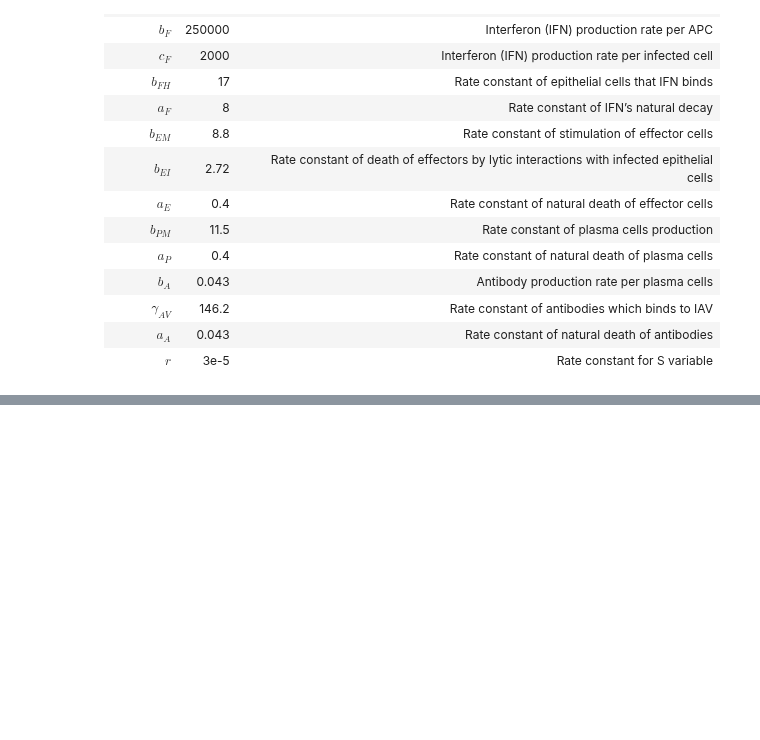
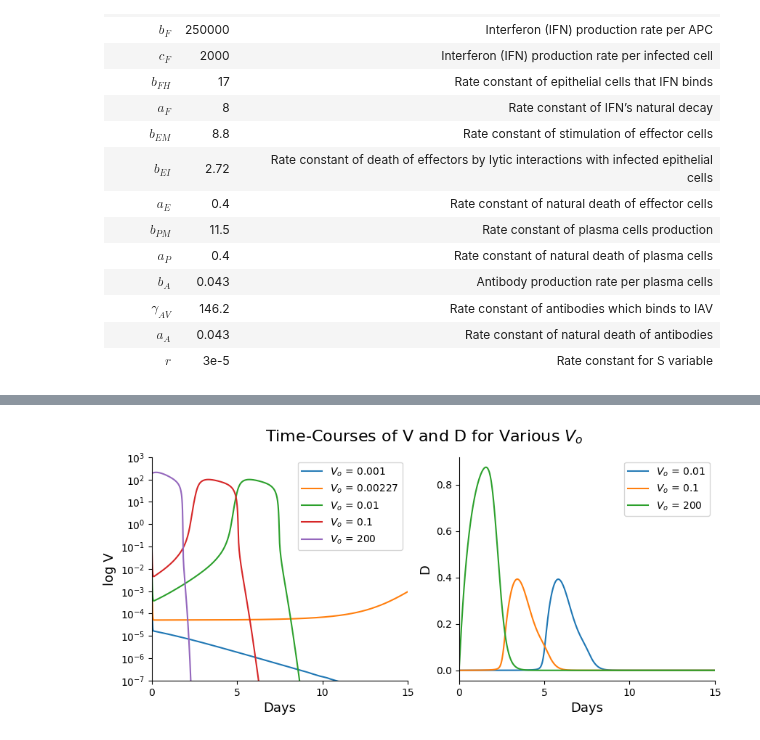
Before and after one commit to mkayeterry/MCDB172, a Jupyter notebook: final/flu_revised.ipynb, the cells around one changed output, grey strips where cells are left out. Saved outputs shown, nothing was run; the diff lists cells and outputs as text; code cells hidden in the pictures; blank space fills up the shorter version.

Commit message:
finished formatting reproduction

```diff
--- a/final/flu_revised.ipynb
+++ b/final/flu_revised.ipynb
@@ -190,0 +192,91 @@ plt.show()
+# %%
+# Figure 3
+
+# -------------- Time courses --------------
+
+# List various values for initial viral load
+V0_lst = [0.001, 0.00227, 0.01, 0.1, 200]
+
+# Create empty lists to store results
+V_VL = []
+D_VL = []
+
+# Loop through each value of initial viral load
+for i in range(len(V0_lst)):
+
+    # Define initial state with current viral load value
+    state0 = [V0_lst[i], H0, I0, M0, F0, R0, E0, P0, A0, S0]
+
+    # Solve ODEs using revised initial state and standard parameters
+    state = odeint(deriv_std, state0, t, args=(params_std,))
+
+    # Extract the results for V, H, I, and R
+    V = state[:, 0]
+    H = state[:, 1]
+    I = state[:, 2]
+    R = state[:, 5]
+
+    # Calculate the results for the proportion of dead cells
+    D = 1 - H - R - I
+
+    # Append results to respective lists
+    V_VL.append(V)
+    D_VL.append(D)
+
+
+# Initialize y axis labels and subplots
+F2_labels = ['log V', 'D']
+fig, axes = plt.subplots(nrows=1, ncols=2, figsize=(10,4))
+fig.suptitle(r'Time-Courses of V and D for Various $V_o$', fontsize = 16)
+
+# Set plot parameters and labels for each subplot
+for i, ax in enumerate(axes.flat):
+    ax.spines['top'].set_visible(False)
+    ax.spines['right'].set_visible(False)
+
+    if i in range(0, 2):
+        xticks = np.arange(0, 16, 5)
+        ax.set_xticks(xticks)
+        ax.set_xlim(0, 15)
+        ax.set_xlabel('Days', fontsize=13)
+        ax.set_ylabel(F2_labels[i], fontsize=13)
+
+# Plot time course of V for various initial viral loads
+for i in range(len(V0_lst)):
+    axes[0].semilogy(t, V_VL[i], label=r'$V_o$ = {}'.format(V0_lst[i]))
+yticks = [10**i for i in range(-7, 4)]
+axes[0].set_ylim([yticks[0], yticks[-1]])
+axes[0].set_yticks(yticks)
+axes[0].legend()
+
+# Plot time course of D for various initial vivral loads
+for i in range(2, len(V0_lst)):
+    axes[1].plot(t, D_VL[i], label=r'$V_o$ = {}'.format(V0_lst[i]))
+axes[1].legend()
+
+# Show time courses
+plt.show()
+
+# -------------- Phase diagram --------------
+
+# Initialize the phase diagram
+fig, ax = plt.subplots()
+fig.suptitle(r'Phase Diagram of V and D for Various $V_o$', fontsize = 16)
+
+# Plot trajectories for different initial conditions
+for i in range(len(V0_lst)):
+    ax.plot(D_VL[i], V_VL[i], label=r'$V_o$ = {}'.format(V0_lst[i]))
+
+# Set labels and scales for the axes
+ax.set_xlabel('log D', fontsize=15)
+ax.set_ylabel('log V', fontsize=15)
+ax.set_xscale('log')
+ax.set_yscale('log')
+ax.set_xlim([10**-7, 10**0])
+ax.set_ylim([10**-7, 10**2.5])
+
+# Add legend and show phase diagram
+ax.legend(fontsize=8)
+plt.show()
+# %% [output]
+[figure, added]
```
Also changed, not shown: parts of 6 cells of this notebook.
